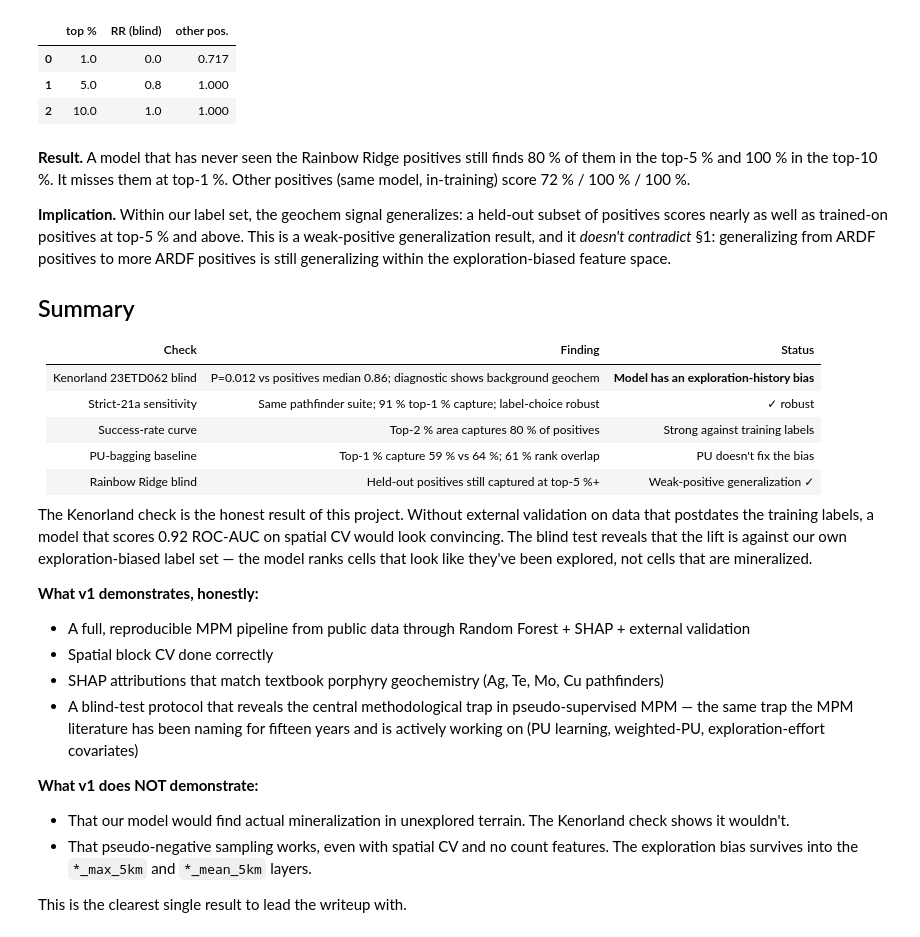
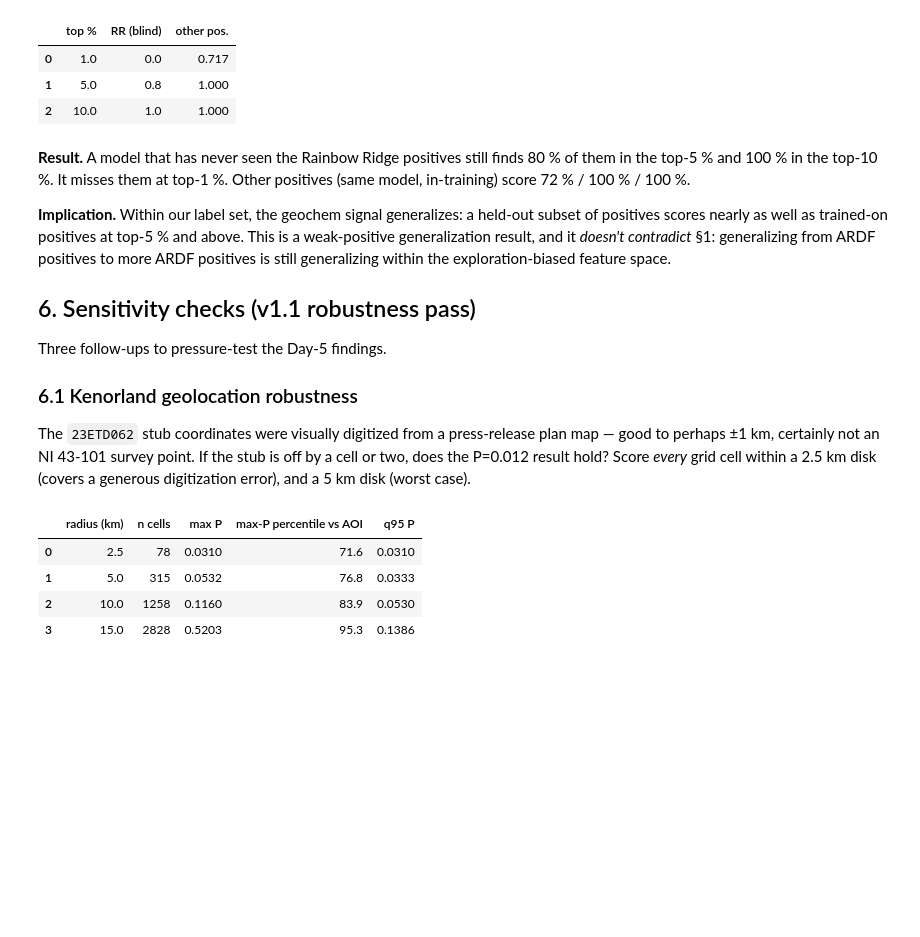
Before and after one commit to 00skyking00/ai-minerals, a Jupyter notebook: notebooks/day5_validation.ipynb, the cells around one changed output. Saved outputs shown, nothing was run; the diff lists cells and outputs as text; code cells hidden in the pictures; blank space fills up the shorter version.

```diff
--- a/notebooks/day5_validation.ipynb
+++ b/notebooks/day5_validation.ipynb
@@ -426,41 +430,36 @@ result, and it *doesn't contradict* §1: generalizing from ARDF positives
 to more ARDF positives is still generalizing within the
 exploration-biased feature space.
 
-## Summary
+## 6. Sensitivity checks (v1.1 robustness pass)
 
-| Check | Finding | Status |
-|---|---|---|
-| Kenorland 23ETD062 blind | P=0.012 vs positives median 0.86; diagnostic shows background geochem | **Model has an exploration-history bias** |
-| Strict-21a sensitivity | Same pathfinder suite; 91 % top-1 % capture; label-choice robust | ✓ robust |
-| Success-rate curve | Top-2 % area captures 80 % of positives | Strong against training labels |
-| PU-bagging baseline | Top-1 % capture 59 % vs 64 %; 61 % rank overlap | PU doesn't fix the bias |
-| Rainbow Ridge blind | Held-out positives still captured at top-5 %+ | Weak-positive generalization ✓ |
+Three follow-ups to pressure-test the Day-5 findings.
 
-The Kenorland check is the honest result of this project. Without
-external validation on data that postdates the training labels, a model
-that scores 0.92 ROC-AUC on spatial CV would look convincing. The blind
-test reveals that the lift is against our own exploration-biased label
-set — the model ranks cells that look like they've been explored, not
-cells that are mineralized.
+### 6.1 Kenorland geolocation robustness
 
-**What v1 demonstrates, honestly:**
-
-- A full, reproducible MPM pipeline from public data through Random
-  Forest + SHAP + external validation
-- Spatial block CV done correctly
-- SHAP attributions that match textbook porphyry geochemistry (Ag, Te,
-  Mo, Cu pathfinders)
-- A blind-test protocol that reveals the central methodological trap in
-  pseudo-supervised MPM — the same trap the MPM literature has been
-  naming for fifteen years and is actively working on (PU learning,
-  weighted-PU, exploration-effort covariates)
-
-**What v1 does NOT demonstrate:**
-
-- That our model would find actual mineralization in unexplored terrain.
-  The Kenorland check shows it wouldn't.
-- That pseudo-negative sampling works, even with spatial CV and no count
-  features. The exploration bias survives into the `*_max_5km` and
-  `*_mean_5km` layers.
-
-This is the clearest single result to lead the writeup with.
+The `23ETD062` stub coordinates were visually digitized from a
+press-release plan map — good to perhaps ±1 km, certainly not an NI 43-101
+survey point. If the stub is off by a cell or two, does the P=0.012
+result hold? Score *every* grid cell within a 2.5 km disk (covers a
+generous digitization error), and a 5 km disk (worst case).
+# %%
+cell_xy = df[["x", "y"]].to_numpy()
+d = np.hypot(cell_xy[:, 0] - kx[0], cell_xy[:, 1] - ky[0])
+
+rows = []
+for radius_km in [2.5, 5.0, 10.0, 15.0]:
+    mask = d < radius_km * 1000
+    nb_p = p_fam[mask]
+    rows.append({
+        "radius (km)": radius_km,
+        "n cells": int(mask.sum()),
+        "max P": round(float(nb_p.max()), 4),
+        "max-P percentile vs AOI": round(float((p_fam < nb_p.max()).mean() * 100), 1),
+        "q95 P": round(float(np.quantile(nb_p, 0.95)), 4),
+    })
+pd.DataFrame(rows)
+# %% [output]
+|  | radius (km) | n cells | max P | max-P percentile vs AOI | q95 P |
+| 0 | 2.5 | 78 | 0.0310 | 71.6 | 0.0310 |
+| 1 | 5.0 | 315 | 0.0532 | 76.8 | 0.0333 |
+| 2 | 10.0 | 1258 | 0.1160 | 83.9 | 0.0530 |
+| 3 | 15.0 | 2828 | 0.5203 | 95.3 | 0.1386 |
```
Also changed, not shown: parts of 10 cells of this notebook, 6 other files.
